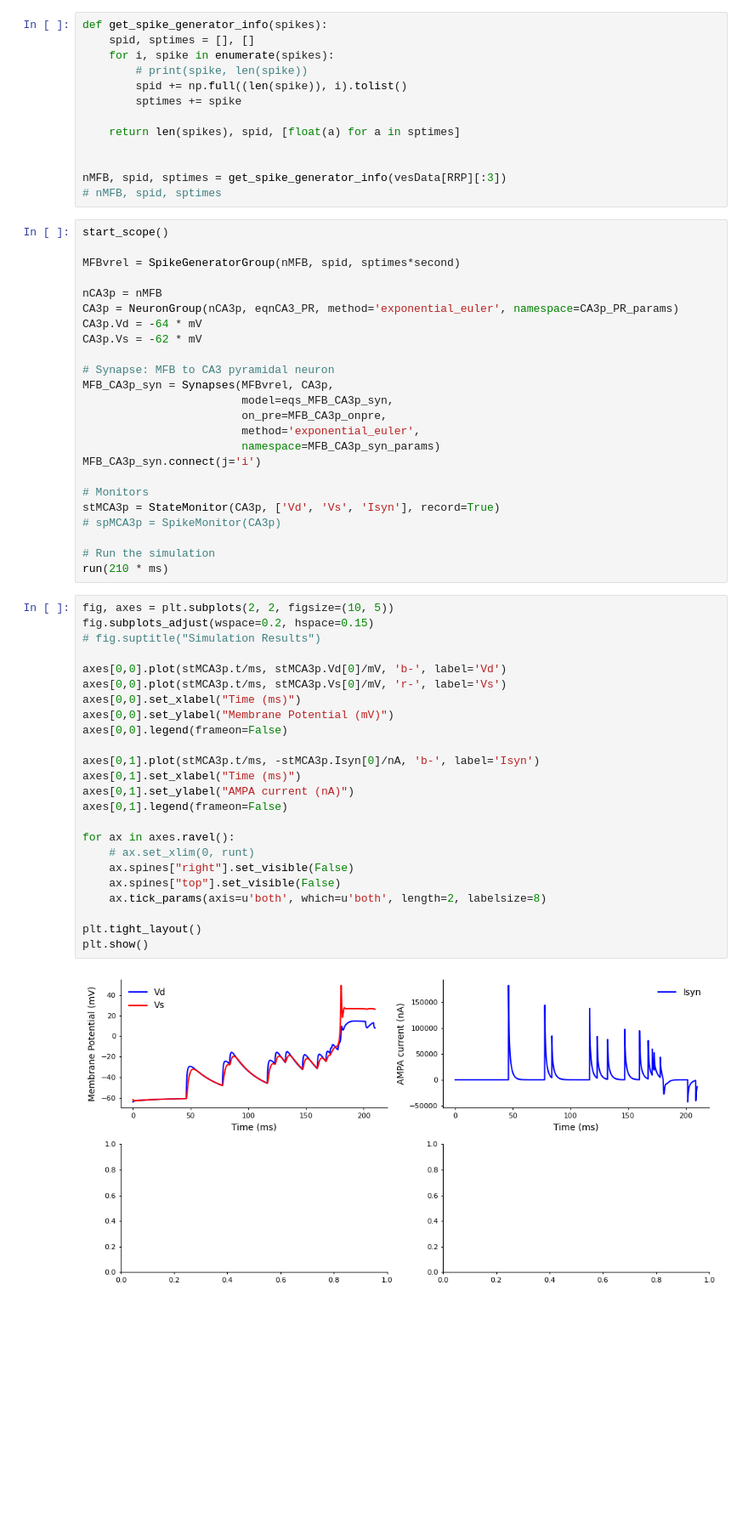
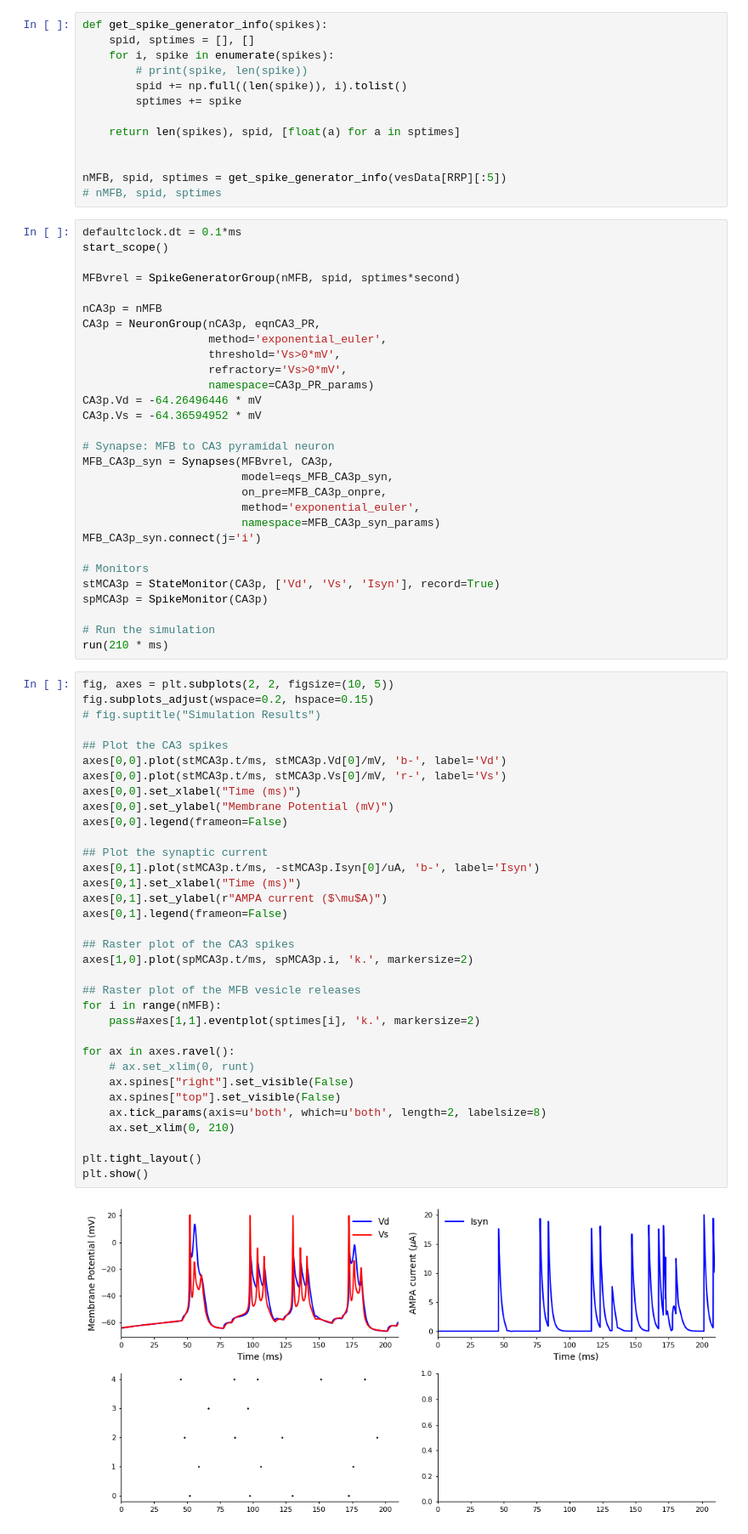
Before and after one commit to nishs1729/MFB, a Jupyter notebook: model_brian2/DG_CA3p/sim.ipynb, the cells around one changed output. Shown at 85% size. Saved outputs shown, nothing was run; the diff lists cells and outputs as text; blank space fills up the shorter version.

```diff
--- a/model_brian2/DG_CA3p/sim.ipynb
+++ b/model_brian2/DG_CA3p/sim.ipynb
@@ -51,17 +51,22 @@ def get_spike_generator_info(spikes):
     return len(spikes), spid, [float(a) for a in sptimes]
 
 
-nMFB, spid, sptimes = get_spike_generator_info(vesData[RRP][:3])
+nMFB, spid, sptimes = get_spike_generator_info(vesData[RRP][:5])
 # nMFB, spid, sptimes
 # %%
+defaultclock.dt = 0.1*ms
 start_scope()
 
 MFBvrel = SpikeGeneratorGroup(nMFB, spid, sptimes*second)
 
 nCA3p = nMFB
-CA3p = NeuronGroup(nCA3p, eqnCA3_PR, method='exponential_euler', namespace=CA3p_PR_params)
-CA3p.Vd = -64 * mV
-CA3p.Vs = -62 * mV
+CA3p = NeuronGroup(nCA3p, eqnCA3_PR,
+                   method='exponential_euler',
+                   threshold='Vs>0*mV',
+                   refractory='Vs>0*mV',
+                   namespace=CA3p_PR_params)
+CA3p.Vd = -64.26496446 * mV
+CA3p.Vs = -64.36594952 * mV
 
 # Synapse: MFB to CA3 pyramidal neuron
 MFB_CA3p_syn = Synapses(MFBvrel, CA3p,
@@ -73,33 +78,43 @@ MFB_CA3p_syn.connect(j='i')
 
 # Monitors
 stMCA3p = StateMonitor(CA3p, ['Vd', 'Vs', 'Isyn'], record=True)
-# spMCA3p = SpikeMonitor(CA3p)
+spMCA3p = SpikeMonitor(CA3p)
 
 # Run the simulation
 run(210 * ms)
 # %%
 fig, axes = plt.subplots(2, 2, figsize=(10, 5))
 fig.subplots_adjust(wspace=0.2, hspace=0.15)
 # fig.suptitle("Simulation Results")
 
+## Plot the CA3 spikes
 axes[0,0].plot(stMCA3p.t/ms, stMCA3p.Vd[0]/mV, 'b-', label='Vd')
 axes[0,0].plot(stMCA3p.t/ms, stMCA3p.Vs[0]/mV, 'r-', label='Vs')
 axes[0,0].set_xlabel("Time (ms)")
 axes[0,0].set_ylabel("Membrane Potential (mV)")
 axes[0,0].legend(frameon=False)
 
-axes[0,1].plot(stMCA3p.t/ms, -stMCA3p.Isyn[0]/nA, 'b-', label='Isyn')
+## Plot the synaptic current
+axes[0,1].plot(stMCA3p.t/ms, -stMCA3p.Isyn[0]/uA, 'b-', label='Isyn')
 axes[0,1].set_xlabel("Time (ms)")
-axes[0,1].set_ylabel("AMPA current (nA)")
+axes[0,1].set_ylabel(r"AMPA current ($\mu$A)")
 axes[0,1].legend(frameon=False)
+
+## Raster plot of the CA3 spikes
+axes[1,0].plot(spMCA3p.t/ms, spMCA3p.i, 'k.', markersize=2)
+
+## Raster plot of the MFB vesicle releases
+for i in range(nMFB):
+    pass#axes[1,1].eventplot(sptimes[i], 'k.', markersize=2)
 
 for ax in axes.ravel():
     # ax.set_xlim(0, runt)
     ax.spines["right"].set_visible(False)
     ax.spines["top"].set_visible(False)
     ax.tick_params(axis=u'both', which=u'both', length=2, labelsize=8)
+    ax.set_xlim(0, 210)
 
 plt.tight_layout()
 plt.show()
 # %% [output]
-[figure, old version]
+[figure, new version]
```
Also changed, not shown: parts of 1 cell of this notebook, 1 other file.
